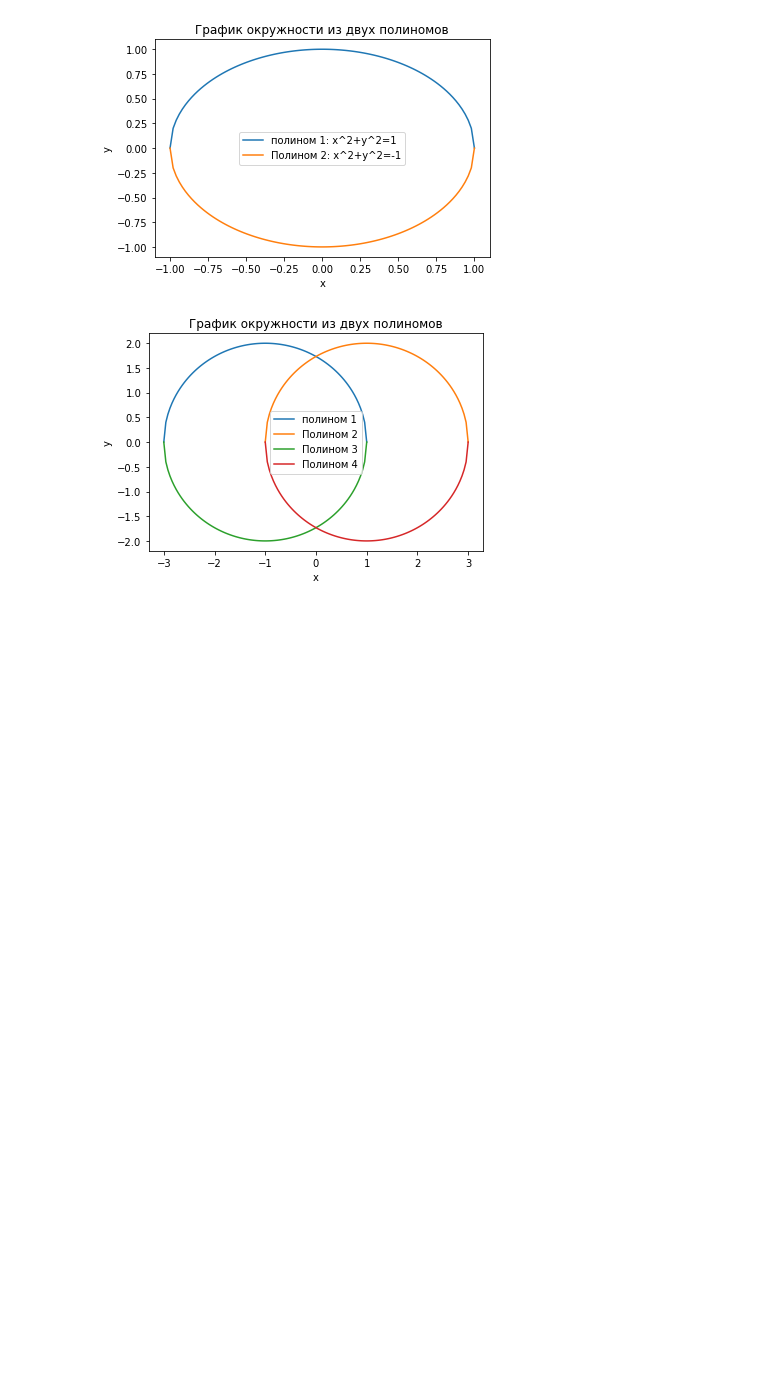
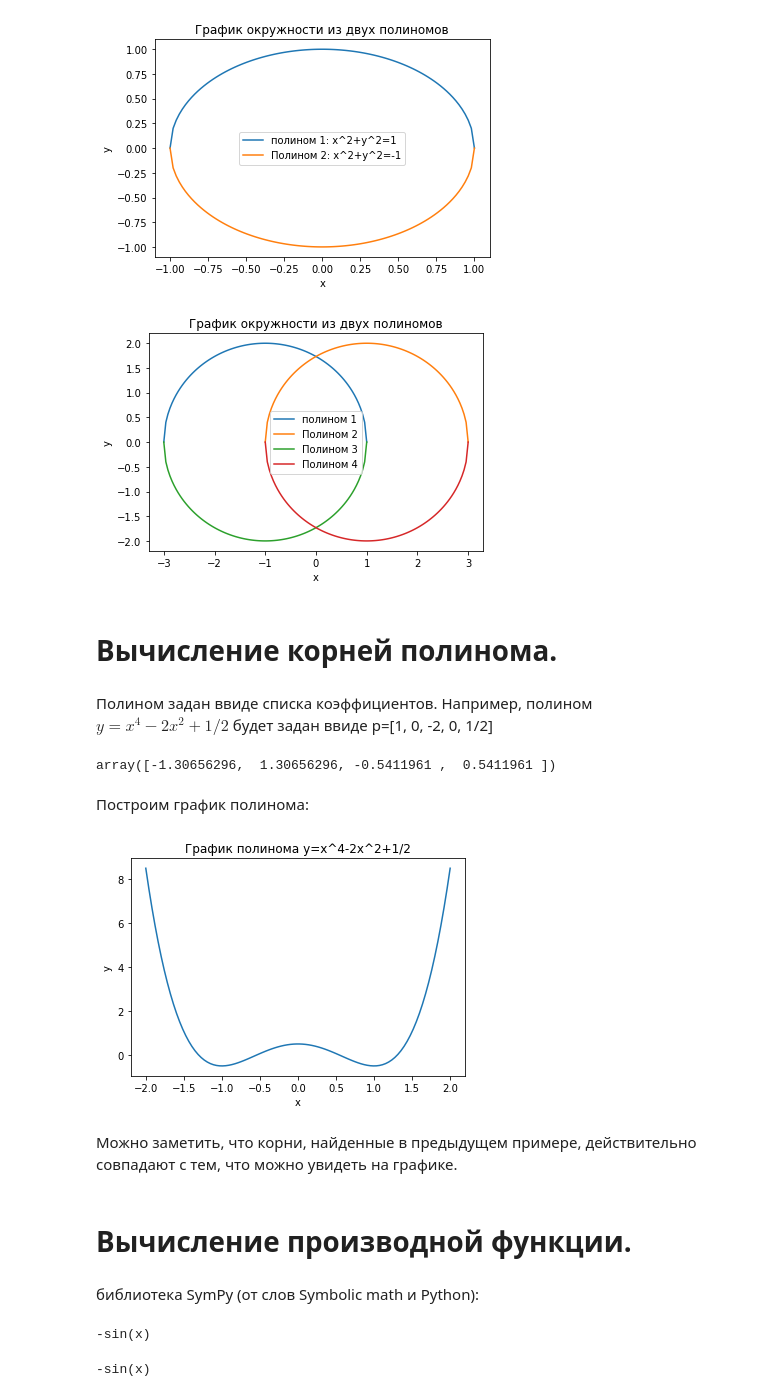
Before and after one commit to edwardwerner/math_netology, a Jupyter notebook: lecture_1.ipynb, the cells around one changed output. Drawn from its saved outputs; the diff is of its cells as text; code cells hidden in the pictures; blank space fills up the shorter version.

```diff
--- a/lecture_1.ipynb
+++ b/lecture_1.ipynb
@@ -320,3 +320,44 @@ plt.legend(['полином 1', 'Полином 2', 'Полином 3', 'Пол
 plt.show()
 # %% [output]
 [figure]
+# %% [markdown]
+# Вычисление корней полинома.
+# %% [markdown]
+Полином задан ввиде списка коэффициентов.
+Например, полином $y=x^4-2x^2+1/2$ будет задан ввиде p=[1, 0, -2, 0, 1/2]
+# %%
+import numpy as np
+from numpy import roots
+p = [1, 0, -2, 0, 0.5]
+roots(p)
+# %% [output]
+array([-1.30656296,  1.30656296, -0.5411961 ,  0.5411961 ])
+# %% [markdown]
+Построим график полинома:
+# %%
+x = np.linspace(-2.0, 2.0, 100)
+y = [x[i]**4 - 2*x[i]**2 + 0.5 for i in range(len(x))]
+plt.plot(x, y)
+plt.title('График полинома y=x^4-2x^2+1/2')
+plt.ylabel('y')
+plt.xlabel('x')
+
+plt.show()
+# %% [output]
+[figure, added]
+# %% [markdown]
+Можно заметить, что корни, найденные в предыдущем примере, действительно совпадают с тем, что можно увидеть на графике.
+# %% [markdown]
+# Вычисление производной функции.
+# %% [markdown]
+библиотека SymPy (от слов Symbolic math и Python):
+# %%
+from sympy import diff, symbols, cos, sin
+x, y = symbols('x y')
+diff(cos(x))
+# %% [output]
+-sin(x)
+# %%
+diff(cos(x) + 1j*sin(y), x)
+# %% [output]
+-sin(x)
```
Also changed, not shown: parts of 5 cells of this notebook.
